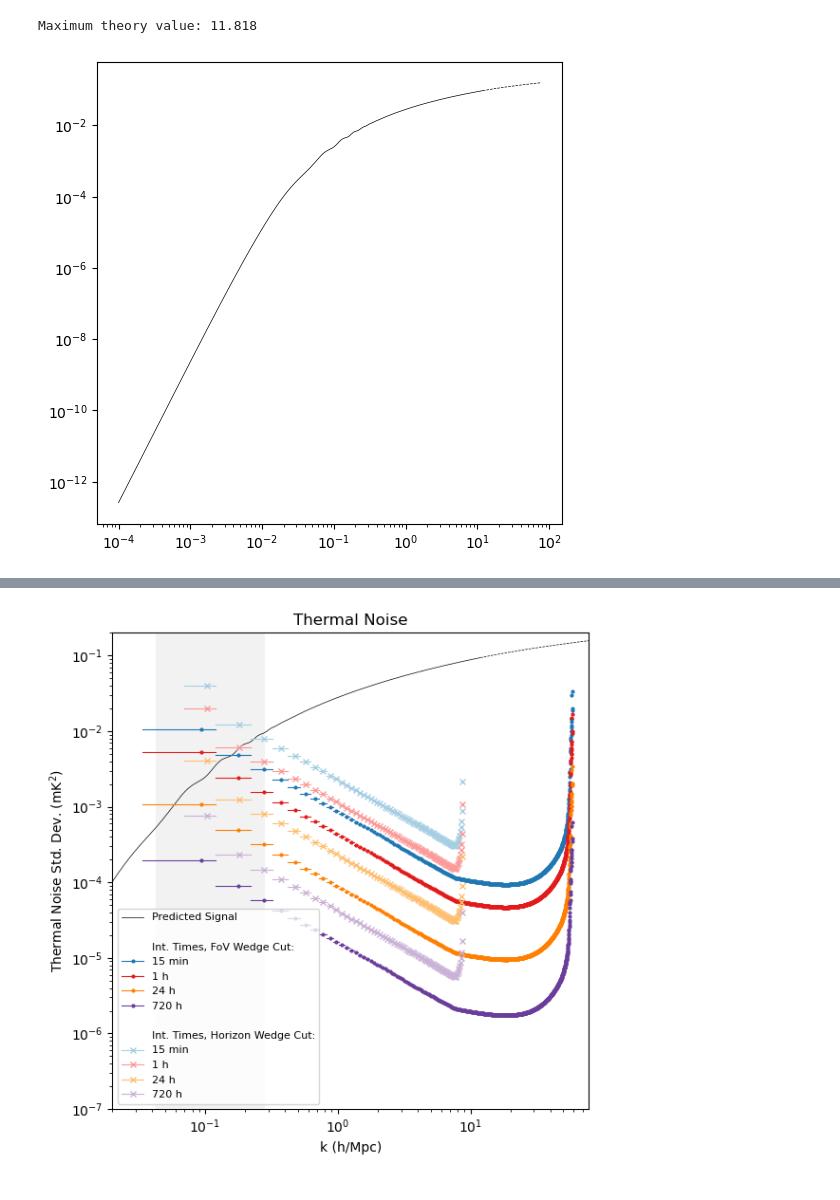
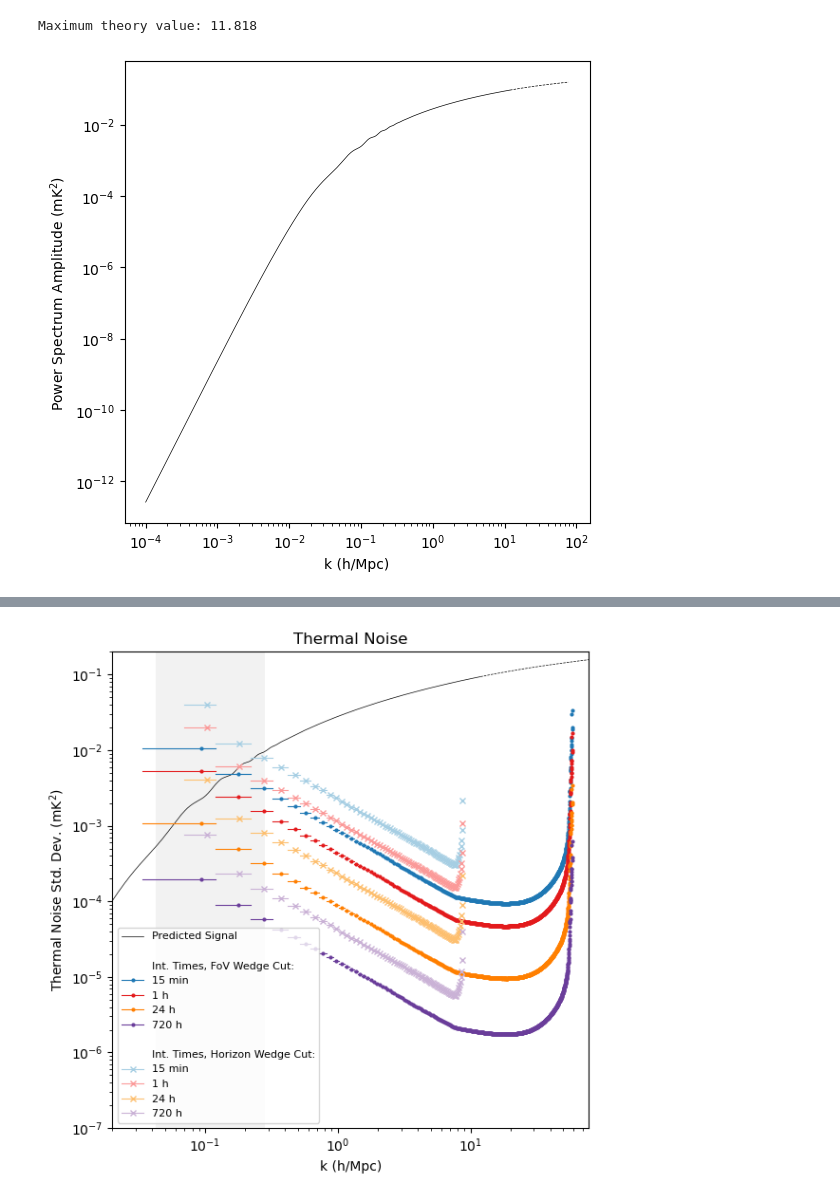
Before and after one commit to rlbyrne/PSsensitivity, a Jupyter notebook: plot_DSA2000_sensitivity.ipynb, the cells around one changed output, grey strips where cells are left out. Cells and saved outputs as stored; diff of their text form; code cells hidden in the pictures.

```diff
--- a/plot_DSA2000_sensitivity.ipynb
+++ b/plot_DSA2000_sensitivity.ipynb
@@ -242,18 +249,20 @@ Maximum theory value: 11.818
 # %%
 # Extrapolate  CAMB power spectrum to higher k values
 model_k_axis_extrapolate = kperp_bin_edges[np.where(kperp_bin_edges>np.max(model_k_axis))]
 ps_model_extrapolate_fn = interpolate.interp1d(np.log(model_k_axis), ps_model, fill_value = "extrapolate")
 ps_model_extrapolate = ps_model_extrapolate_fn(np.log(model_k_axis_extrapolate))
 
 model_k_axis_extended = np.concatenate((model_k_axis, model_k_axis_extrapolate))
 ps_model_extended = np.concatenate((ps_model, ps_model_extrapolate))
 
 # Plot theory line
 fig, ax = plt.subplots(figsize=(6,6))
 ax.plot(model_k_axis, ps_model, color="black", marker="none", linewidth=0.5)
 ax.plot(model_k_axis_extrapolate, ps_model_extrapolate, "--", color="black", marker="none", linewidth=0.5)
 ax.set_yscale("log")
 ax.set_xscale("log")
+ax.set_xlabel("k (h/Mpc)")
+ax.set_ylabel("Power Spectrum Amplitude (mK$^2$)")
 plt.show()
 # %% [output]
-[figure, old version]
+[figure, new version]
```
Also changed, not shown: parts of 10 cells of this notebook, 3 other files.
